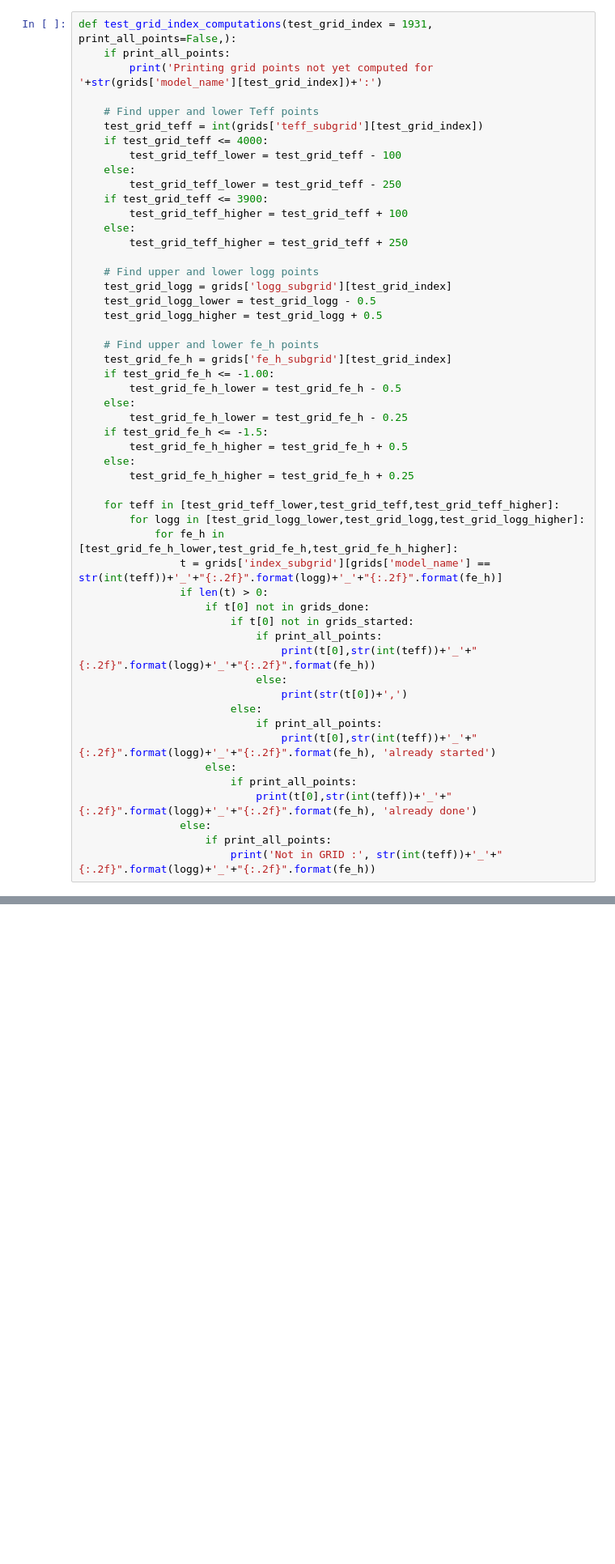
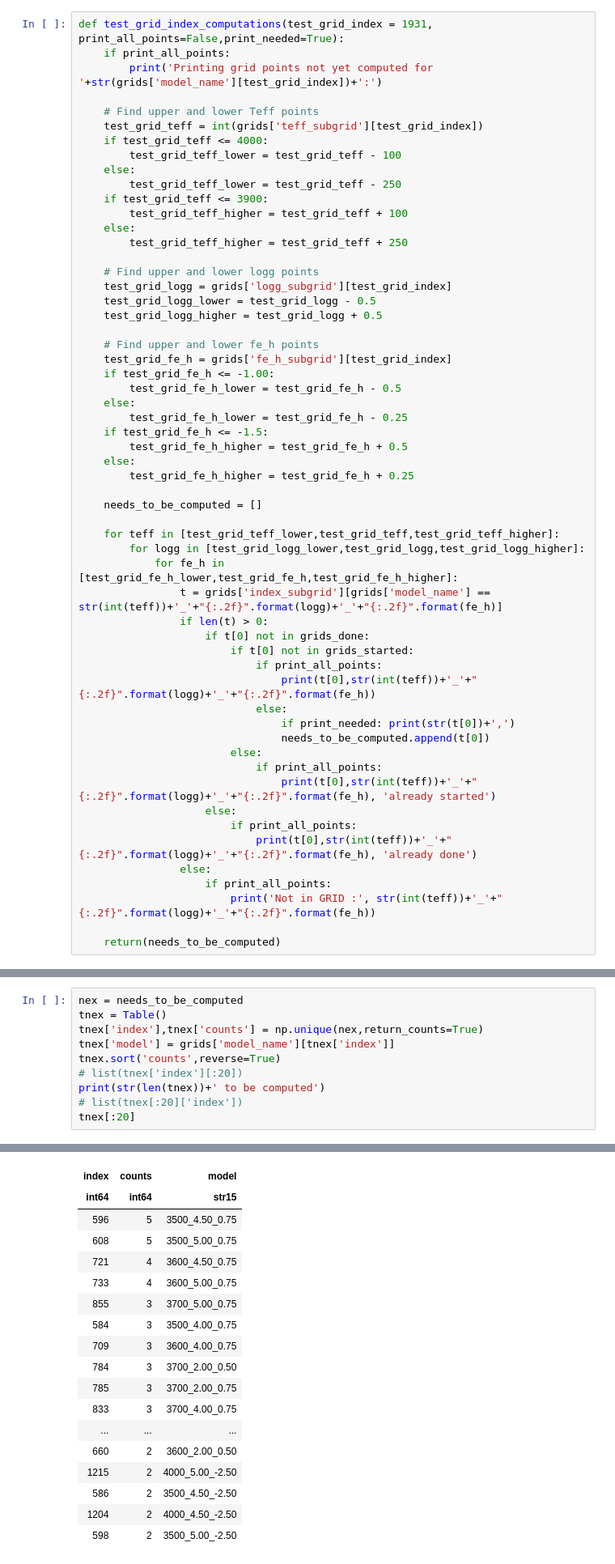
Before and after one commit to svenbuder/GALAH_DR4, a Jupyter notebook: spectrum_grids/galah_dr4_grid_calculation_priority_new_grid.ipynb, the cells around one changed output, grey strips where cells are left out. Shown at 81% size. Saved outputs shown, nothing was run; the diff lists cells and outputs as text; blank space fills up the shorter version.

```diff
--- a/spectrum_grids/galah_dr4_grid_calculation_priority_new_grid.ipynb
+++ b/spectrum_grids/galah_dr4_grid_calculation_priority_new_grid.ipynb
@@ -35,5 +41,5 @@ priority.sort(keys='counts_dr4_init',reverse=True)
 # %%
-def test_grid_index_computations(test_grid_index = 1931, print_all_points=False,):
+def test_grid_index_computations(test_grid_index = 1931, print_all_points=False,print_needed=True):
     if print_all_points:
         print('Printing grid points not yet computed for '+str(grids['model_name'][test_grid_index])+':')
 
@@ -64,6 +70,8 @@ def test_grid_index_computations(test_grid_index = 1931, print_all_points=False,
     else:
         test_grid_fe_h_higher = test_grid_fe_h + 0.25
 
+    needs_to_be_computed = []
+
     for teff in [test_grid_teff_lower,test_grid_teff,test_grid_teff_higher]:
         for logg in [test_grid_logg_lower,test_grid_logg,test_grid_logg_higher]:
             for fe_h in [test_grid_fe_h_lower,test_grid_fe_h,test_grid_fe_h_higher]:
@@ -74,7 +82,8 @@ def test_grid_index_computations(test_grid_index = 1931, print_all_points=False,
                             if print_all_points:
                                 print(t[0],str(int(teff))+'_'+"{:.2f}".format(logg)+'_'+"{:.2f}".format(fe_h))
                             else:
-                                print(str(t[0])+',')
+                                if print_needed: print(str(t[0])+',')
+                                needs_to_be_computed.append(t[0])
                         else:
                             if print_all_points:
                                 print(t[0],str(int(teff))+'_'+"{:.2f}".format(logg)+'_'+"{:.2f}".format(fe_h), 'already started')
@@ -84,6 +93,8 @@ def test_grid_index_computations(test_grid_index = 1931, print_all_points=False,
                 else:
                     if print_all_points:
                         print('Not in GRID :', str(int(teff))+'_'+"{:.2f}".format(logg)+'_'+"{:.2f}".format(fe_h))
+
+    return(needs_to_be_computed)
 # %%
 def test_grid_index_ready_for_training(test_grid_index = 1931, print_all_points=False,):
     if print_all_points:
@@ -967,0 +609,11 @@ print(len(grids_converted_to_nn_input))
+# %%
+nex = needs_to_be_computed
+tnex = Table()
+tnex['index'],tnex['counts'] = np.unique(nex,return_counts=True)
+tnex['model'] = grids['model_name'][tnex['index']]
+tnex.sort('counts',reverse=True)
+# list(tnex['index'][:20])
+print(str(len(tnex))+' to be computed')
+# list(tnex[:20]['index'])
+tnex[:20]
+# %% [output]
@@ -967,0 +622,18 @@ print(len(grids_converted_to_nn_input))
+| index | counts | model |
+| int64 | int64 | str15 |
+| 596 | 5 | 3500_4.50_0.75 |
+| 608 | 5 | 3500_5.00_0.75 |
+| 721 | 4 | 3600_4.50_0.75 |
+| 733 | 4 | 3600_5.00_0.75 |
+| 855 | 3 | 3700_5.00_0.75 |
+| 584 | 3 | 3500_4.00_0.75 |
+| 709 | 3 | 3600_4.00_0.75 |
+| 784 | 3 | 3700_2.00_0.50 |
+| 785 | 3 | 3700_2.00_0.75 |
+| 833 | 3 | 3700_4.00_0.75 |
+| ... | ... | ... |
+| 660 | 2 | 3600_2.00_0.50 |
+| 1215 | 2 | 4000_5.00_-2.50 |
+| 586 | 2 | 3500_4.50_-2.50 |
+| 1204 | 2 | 4000_4.50_-2.50 |
+| 598 | 2 | 3500_5.00_-2.50 |
```
Also changed, not shown: parts of 35 cells of this notebook, 12 other files.
